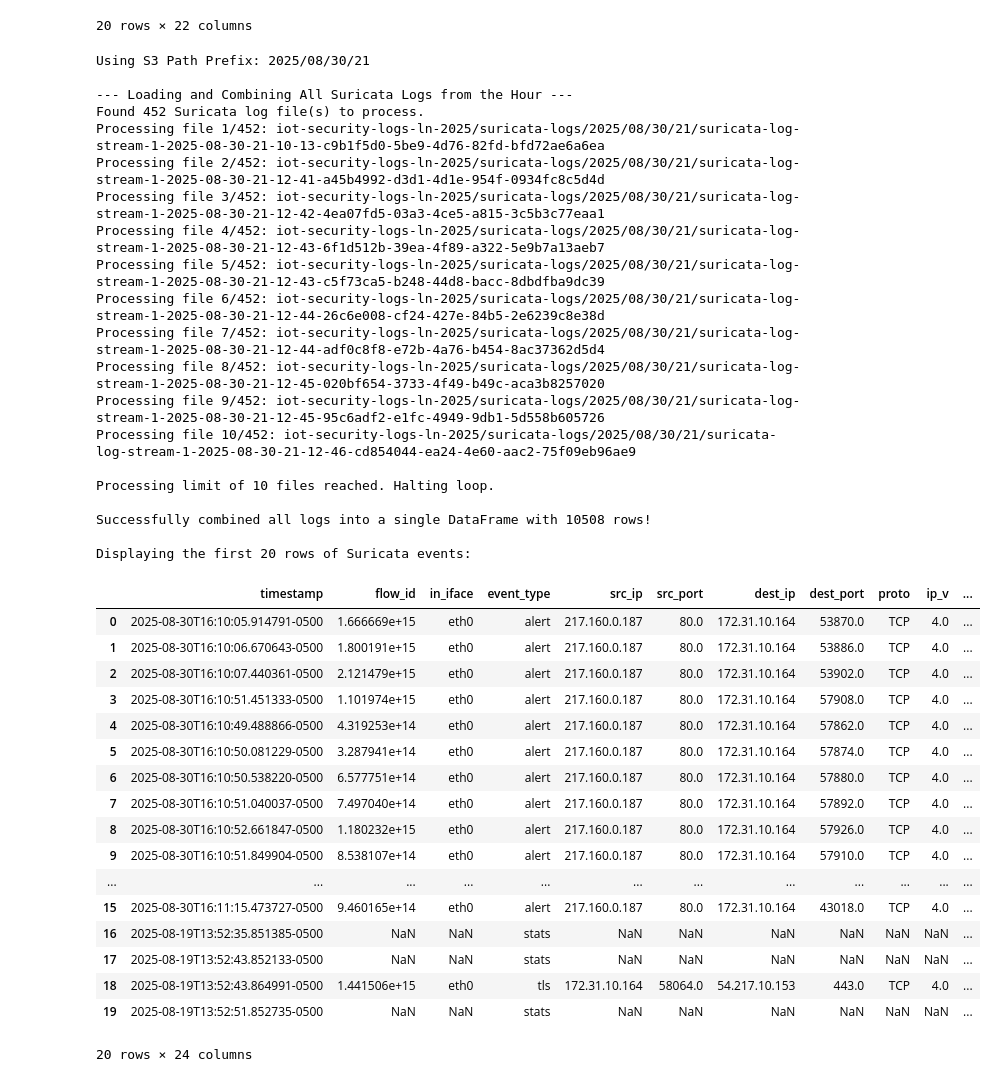
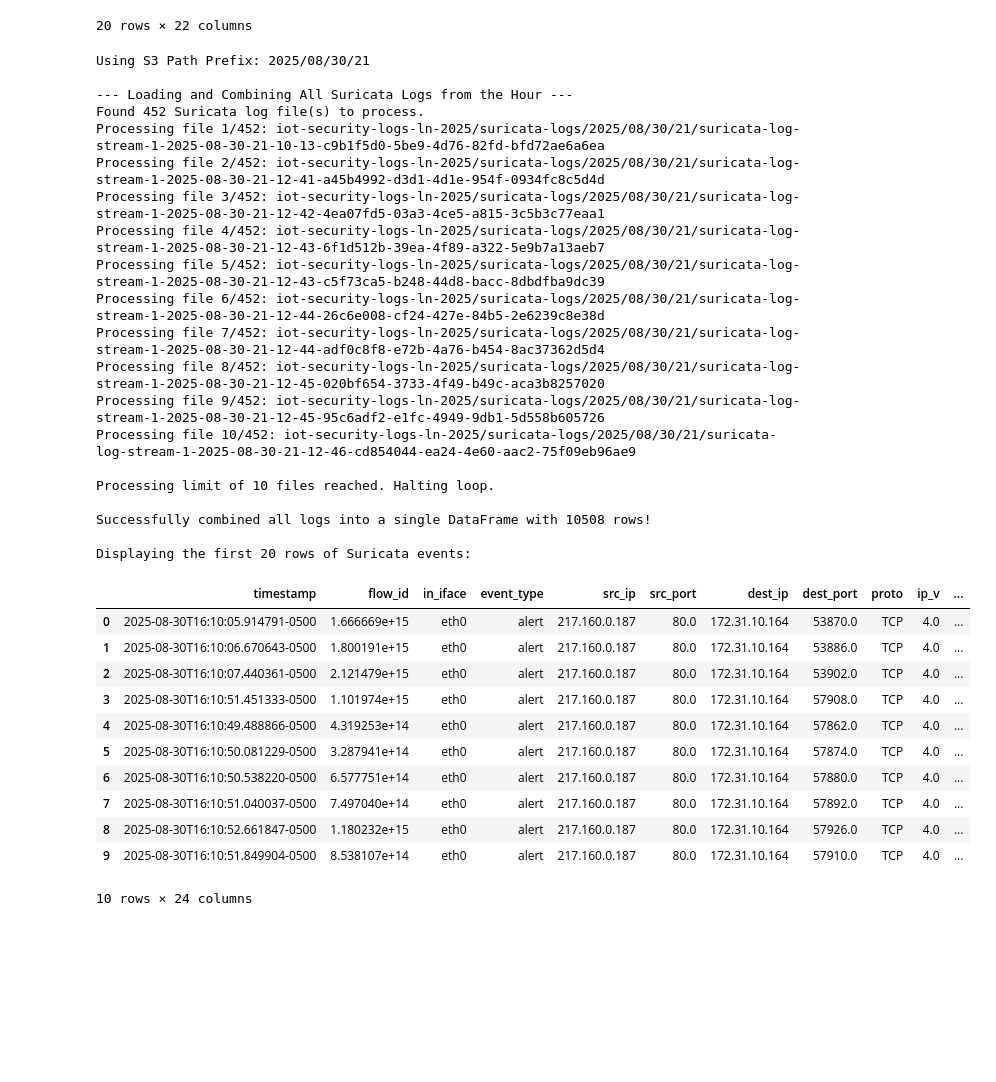
Before and after one commit to lawwmower/iot-security-AWS, a Jupyter notebook: 1-data-exploration.ipynb, the cells around one changed output. Saved outputs shown, nothing was run; the diff lists cells and outputs as text; code cells hidden in the pictures; blank space fills up the shorter version.

```diff
--- a/1-data-exploration.ipynb
+++ b/1-data-exploration.ipynb
@@ -177,7 +177,7 @@ try:
 
             # Display the first 20 rows of the combined, raw data
             print("\nDisplaying the first 20 rows of Suricata events:")
-            display(df_suricata_raw.head(20))
+            display(df_suricata_raw.head(10))
         else:
             print("\nCould not find any data rows after processing all files.")
 
@@ -190,40 +190,34 @@ Using S3 Path Prefix: 2025/08/30/21
 
 --- Loading and Combining All Suricata Logs from the Hour ---
 Found 452 Suricata log file(s) to process.
 Processing file 1/452: iot-security-logs-ln-2025/suricata-logs/2025/08/30/21/suricata-log-stream-1-2025-08-30-21-10-13-c9b1f5d0-5be9-4d76-82fd-bfd72ae6a6ea
 Processing file 2/452: iot-security-logs-ln-2025/suricata-logs/2025/08/30/21/suricata-log-stream-1-2025-08-30-21-12-41-a45b4992-d3d1-4d1e-954f-0934fc8c5d4d
 Processing file 3/452: iot-security-logs-ln-2025/suricata-logs/2025/08/30/21/suricata-log-stream-1-2025-08-30-21-12-42-4ea07fd5-03a3-4ce5-a815-3c5b3c77eaa1
 Processing file 4/452: iot-security-logs-ln-2025/suricata-logs/2025/08/30/21/suricata-log-stream-1-2025-08-30-21-12-43-6f1d512b-39ea-4f89-a322-5e9b7a13aeb7
 Processing file 5/452: iot-security-logs-ln-2025/suricata-logs/2025/08/30/21/suricata-log-stream-1-2025-08-30-21-12-43-c5f73ca5-b248-44d8-bacc-8dbdfba9dc39
 Processing file 6/452: iot-security-logs-ln-2025/suricata-logs/2025/08/30/21/suricata-log-stream-1-2025-08-30-21-12-44-26c6e008-cf24-427e-84b5-2e6239c8e38d
 Processing file 7/452: iot-security-logs-ln-2025/suricata-logs/2025/08/30/21/suricata-log-stream-1-2025-08-30-21-12-44-adf0c8f8-e72b-4a76-b454-8ac37362d5d4
 Processing file 8/452: iot-security-logs-ln-2025/suricata-logs/2025/08/30/21/suricata-log-stream-1-2025-08-30-21-12-45-020bf654-3733-4f49-b49c-aca3b8257020
 Processing file 9/452: iot-security-logs-ln-2025/suricata-logs/2025/08/30/21/suricata-log-stream-1-2025-08-30-21-12-45-95c6adf2-e1fc-4949-9db1-5d558b605726
 Processing file 10/452: iot-security-logs-ln-2025/suricata-logs/2025/08/30/21/suricata-log-stream-1-2025-08-30-21-12-46-cd854044-ea24-4e60-aac2-75f09eb96ae9
 
 Processing limit of 10 files reached. Halting loop.
 
 Successfully combined all logs into a single DataFrame with 10508 rows!
 
 Displaying the first 20 rows of Suricata events:
 |  | timestamp | flow_id | in_iface | event_type | src_ip | src_port | dest_ip | dest_port | proto | ip_v | ... |
 | 0 | 2025-08-30T16:10:05.914791-0500 | 1.666669e+15 | eth0 | alert | 217.160.0.187 | 80.0 | 172.31.10.164 | 53870.0 | TCP | 4.0 | ... |
 | 1 | 2025-08-30T16:10:06.670643-0500 | 1.800191e+15 | eth0 | alert | 217.160.0.187 | 80.0 | 172.31.10.164 | 53886.0 | TCP | 4.0 | ... |
 | 2 | 2025-08-30T16:10:07.440361-0500 | 2.121479e+15 | eth0 | alert | 217.160.0.187 | 80.0 | 172.31.10.164 | 53902.0 | TCP | 4.0 | ... |
 | 3 | 2025-08-30T16:10:51.451333-0500 | 1.101974e+15 | eth0 | alert | 217.160.0.187 | 80.0 | 172.31.10.164 | 57908.0 | TCP | 4.0 | ... |
 | 4 | 2025-08-30T16:10:49.488866-0500 | 4.319253e+14 | eth0 | alert | 217.160.0.187 | 80.0 | 172.31.10.164 | 57862.0 | TCP | 4.0 | ... |
 | 5 | 2025-08-30T16:10:50.081229-0500 | 3.287941e+14 | eth0 | alert | 217.160.0.187 | 80.0 | 172.31.10.164 | 57874.0 | TCP | 4.0 | ... |
 | 6 | 2025-08-30T16:10:50.538220-0500 | 6.577751e+14 | eth0 | alert | 217.160.0.187 | 80.0 | 172.31.10.164 | 57880.0 | TCP | 4.0 | ... |
 | 7 | 2025-08-30T16:10:51.040037-0500 | 7.497040e+14 | eth0 | alert | 217.160.0.187 | 80.0 | 172.31.10.164 | 57892.0 | TCP | 4.0 | ... |
 | 8 | 2025-08-30T16:10:52.661847-0500 | 1.180232e+15 | eth0 | alert | 217.160.0.187 | 80.0 | 172.31.10.164 | 57926.0 | TCP | 4.0 | ... |
 | 9 | 2025-08-30T16:10:51.849904-0500 | 8.538107e+14 | eth0 | alert | 217.160.0.187 | 80.0 | 172.31.10.164 | 57910.0 | TCP | 4.0 | ... |
-| ... | ... | ... | ... | ... | ... | ... | ... | ... | ... | ... | ... |
-| 15 | 2025-08-30T16:11:15.473727-0500 | 9.460165e+14 | eth0 | alert | 217.160.0.187 | 80.0 | 172.31.10.164 | 43018.0 | TCP | 4.0 | ... |
-| 16 | 2025-08-19T13:52:35.851385-0500 | NaN | NaN | stats | NaN | NaN | NaN | NaN | NaN | NaN | ... |
-| 17 | 2025-08-19T13:52:43.852133-0500 | NaN | NaN | stats | NaN | NaN | NaN | NaN | NaN | NaN | ... |
-| 18 | 2025-08-19T13:52:43.864991-0500 | 1.441506e+15 | eth0 | tls | 172.31.10.164 | 58064.0 | 54.217.10.153 | 443.0 | TCP | 4.0 | ... |
-| 19 | 2025-08-19T13:52:51.852735-0500 | NaN | NaN | stats | NaN | NaN | NaN | NaN | NaN | NaN | ... |
-20 rows × 24 columns
+10 rows × 24 columns
 # %%
 # ... This assumes the first two cells from your notebook have been run ...
 
```
Also changed, not shown: parts of 1 cell of this notebook.
